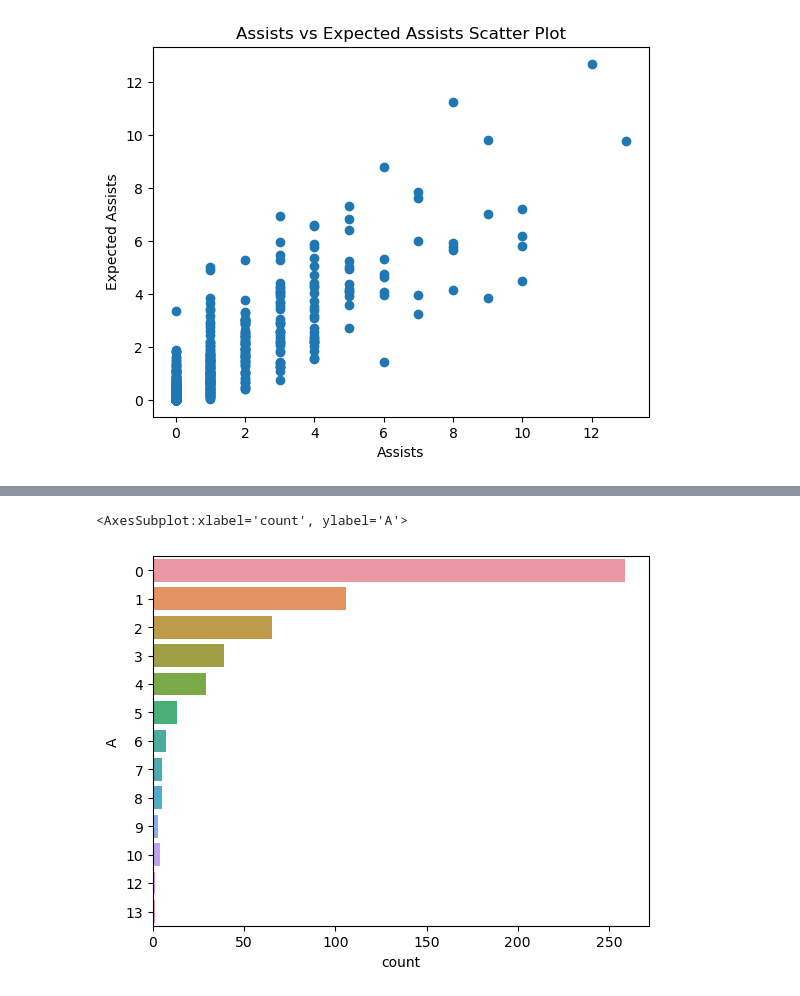
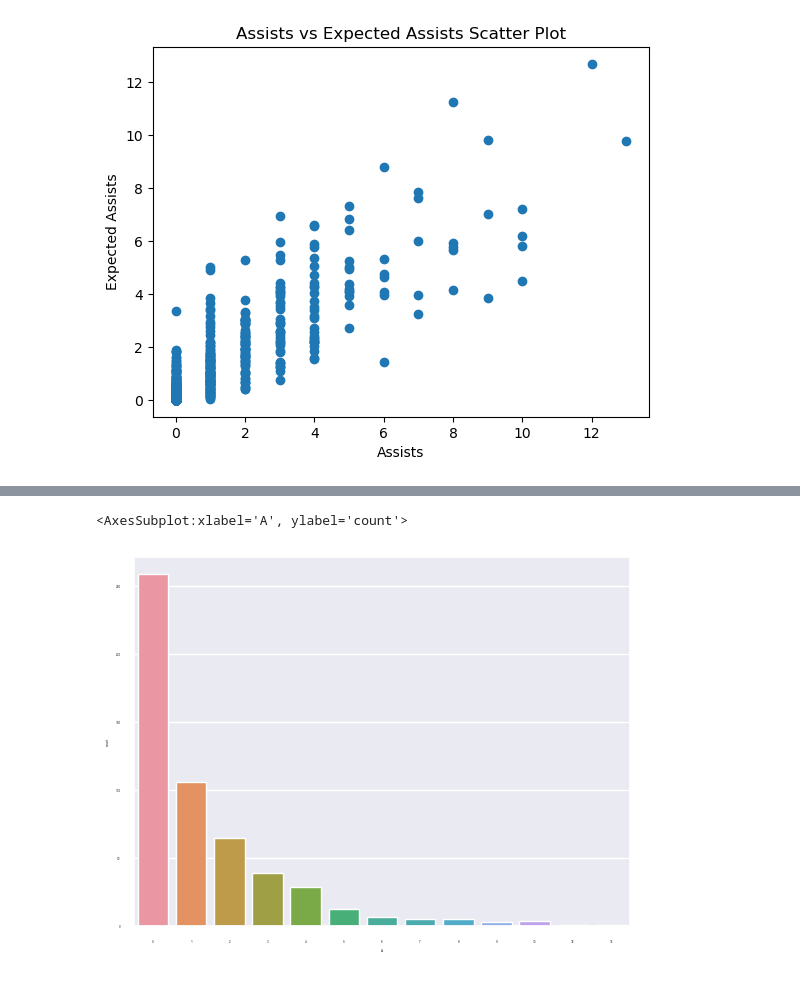
Before and after one commit to ubco-W2022T2-data301/group26, a Jupyter notebook: analysis/analysisImtiaz.ipynb, the cells around one changed output, grey strips where cells are left out. Drawn from its saved outputs; the diff is of its cells as text; code cells hidden in the pictures.

```diff
--- a/analysis/analysisImtiaz.ipynb
+++ b/analysis/analysisImtiaz.ipynb
@@ -246,8 +247,8 @@ plt.show()
 # %%
-sns.countplot(y=df["A"])
+sns.countplot(x=df["A"])
 # %% [output]
-<AxesSubplot:xlabel='count', ylabel='A'>
+<AxesSubplot:xlabel='A', ylabel='count'>
-[figure, old version]
+[figure, new version]
 # %%
 sns.countplot(y=df["xA"])
 # %% [output]
```
Also changed, not shown: parts of 15 cells of this notebook.
